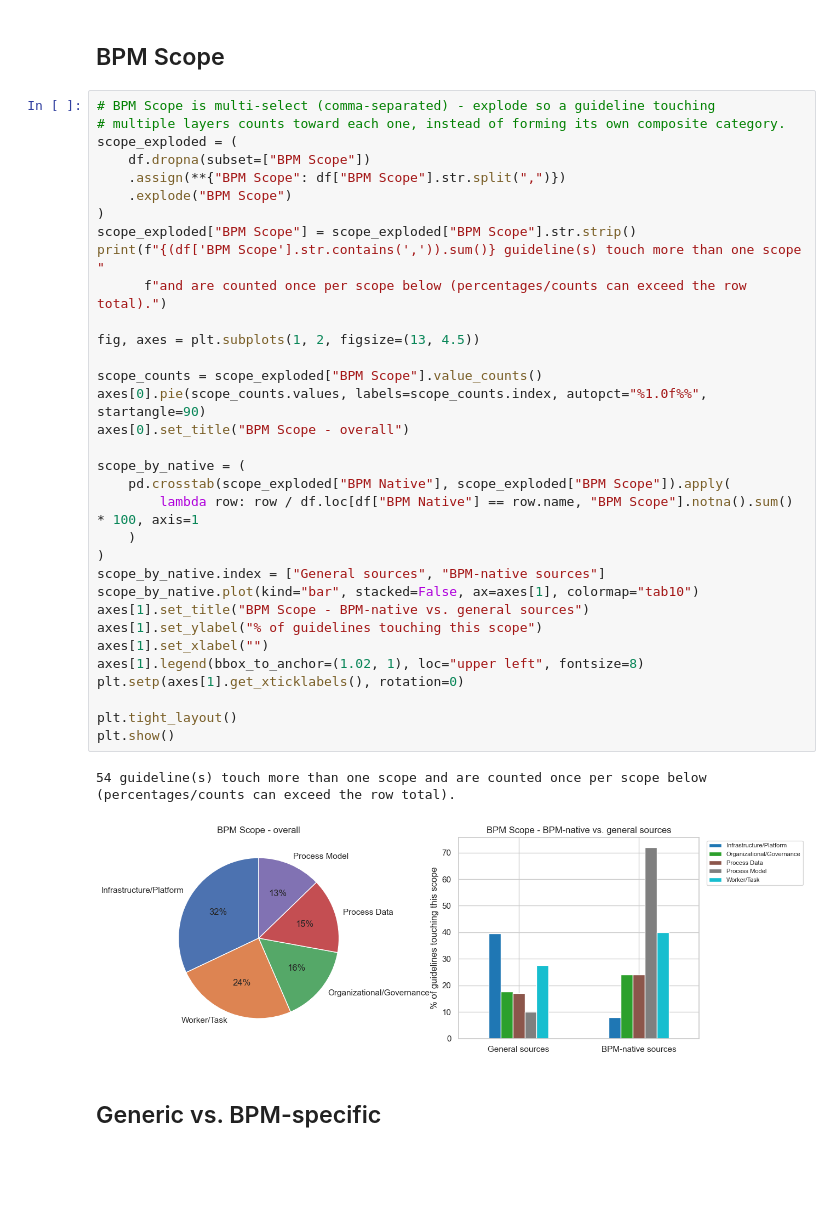
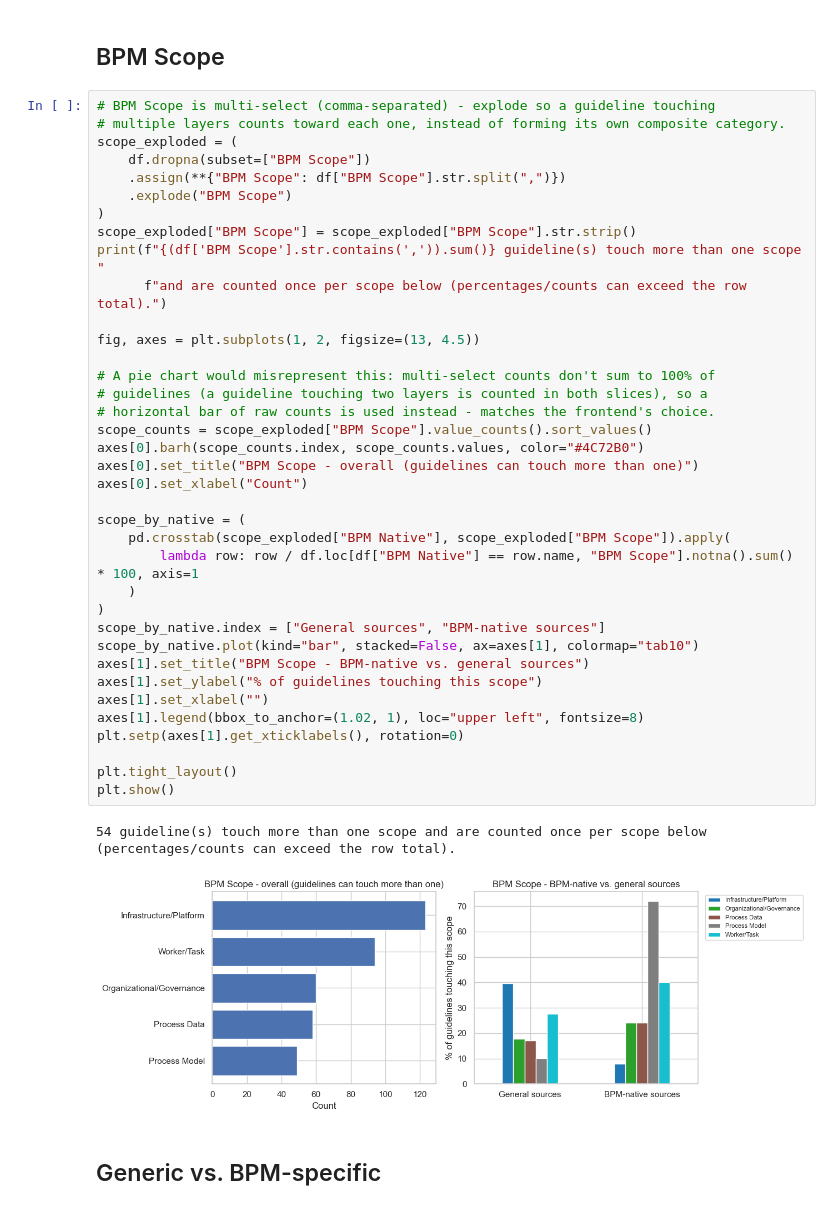
Before and after one commit to nyuuyn/green-bpm-survey, a Jupyter notebook: analysis.ipynb, the cells around one changed output. Saved outputs shown, nothing was run; the diff lists cells and outputs as text; blank space fills up the shorter version.

```diff
--- a/analysis.ipynb
+++ b/analysis.ipynb
@@ -139,37 +149,41 @@ plt.show()
 # multiple layers counts toward each one, instead of forming its own composite category.
 scope_exploded = (
     df.dropna(subset=["BPM Scope"])
     .assign(**{"BPM Scope": df["BPM Scope"].str.split(",")})
     .explode("BPM Scope")
 )
 scope_exploded["BPM Scope"] = scope_exploded["BPM Scope"].str.strip()
 print(f"{(df['BPM Scope'].str.contains(',')).sum()} guideline(s) touch more than one scope "
       f"and are counted once per scope below (percentages/counts can exceed the row total).")
 
 fig, axes = plt.subplots(1, 2, figsize=(13, 4.5))
 
-scope_counts = scope_exploded["BPM Scope"].value_counts()
-axes[0].pie(scope_counts.values, labels=scope_counts.index, autopct="%1.0f%%", startangle=90)
-axes[0].set_title("BPM Scope - overall")
+# A pie chart would misrepresent this: multi-select counts don't sum to 100% of
+# guidelines (a guideline touching two layers is counted in both slices), so a
+# horizontal bar of raw counts is used instead - matches the frontend's choice.
+scope_counts = scope_exploded["BPM Scope"].value_counts().sort_values()
+axes[0].barh(scope_counts.index, scope_counts.values, color="#4C72B0")
+axes[0].set_title("BPM Scope - overall (guidelines can touch more than one)")
+axes[0].set_xlabel("Count")
 
 scope_by_native = (
     pd.crosstab(scope_exploded["BPM Native"], scope_exploded["BPM Scope"]).apply(
         lambda row: row / df.loc[df["BPM Native"] == row.name, "BPM Scope"].notna().sum() * 100, axis=1
     )
 )
 scope_by_native.index = ["General sources", "BPM-native sources"]
 scope_by_native.plot(kind="bar", stacked=False, ax=axes[1], colormap="tab10")
 axes[1].set_title("BPM Scope - BPM-native vs. general sources")
 axes[1].set_ylabel("% of guidelines touching this scope")
 axes[1].set_xlabel("")
 axes[1].legend(bbox_to_anchor=(1.02, 1), loc="upper left", fontsize=8)
 plt.setp(axes[1].get_xticklabels(), rotation=0)
 
 plt.tight_layout()
 plt.show()
 # %% [output]
 54 guideline(s) touch more than one scope and are counted once per scope below (percentages/counts can exceed the row total).
-[figure, old version]
+[figure, new version]
 # %% [markdown]
 ## Generic vs. BPM-specific
 # %%
```
Also changed, not shown: parts of 5 cells of this notebook.
